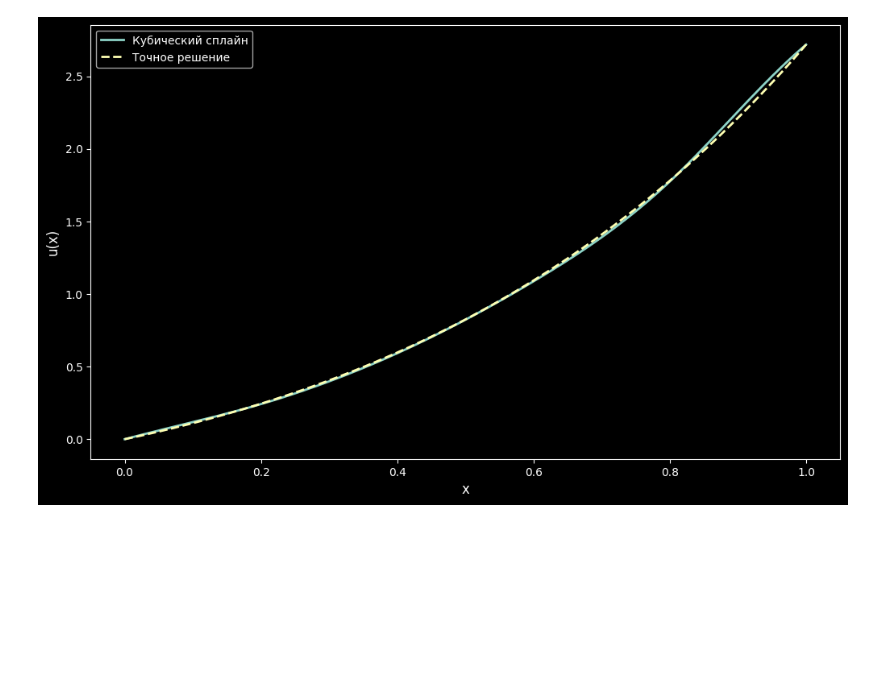
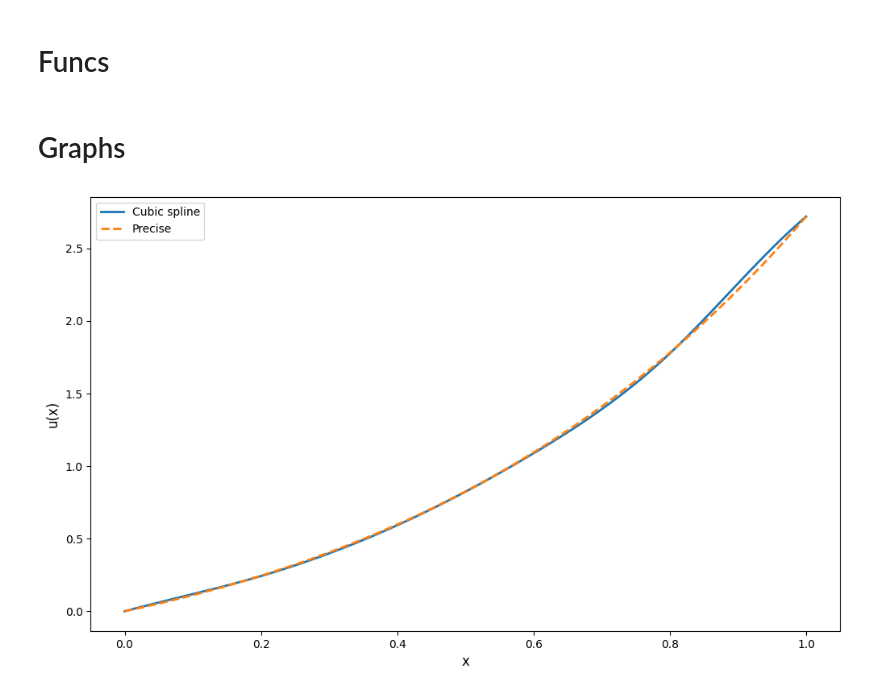
Before and after one commit to Jrol123/CalcMath, a Jupyter notebook: S6/lab5-9/lab7.ipynb, the cells around one changed output. Drawn from its saved outputs; the diff is of its cells as text; code cells hidden in the pictures; blank space fills up the shorter version.

```diff
--- a/S6/lab5-9/lab7.ipynb
+++ b/S6/lab5-9/lab7.ipynb
@@ -21,9 +27,16 @@ N = 5
 h = (b - a) / N
 x_nodes = np.linspace(a, b, N + 1)
 # %%
-def p(x): return -2
-def q(x): return -1
-def f(x): return -2 * x * np.exp(x)
+def p(x):
+    return -2
+
+
+def q(x):
+    return -1
+
+
+def f(x):
+    return -2 * x * np.exp(x)
 # %%
 A = np.zeros((N + 1, N + 1))
 rhs = np.zeros(N + 1)
@@ -59,6 +72,8 @@ B[N, N] = 1
 moments_rhs[N] = p(b) * u_prime_1 + q(b) * u_values[-1] + f(b)
 
 M = np.linalg.solve(B, moments_rhs)
+# %% [markdown]
+# Funcs
 # %%
 def compute_spline_coeffs(u_values, M, h):
     a = u_values[:-1]
@@ -77,21 +93,25 @@ def cubic_spline(x, x_nodes, a, b, c, d):
 
 def exact_solution(x):
     return x * np.exp(x)
+# %% [markdown]
+# Graphs
 # %%
 x_plot = np.linspace(a, b, 200)
-spline_values = [cubic_spline(x, x_nodes, a_coeff, b_coeff, c_coeff, d_coeff) for x in x_plot]
+spline_values = [
+    cubic_spline(x, x_nodes, a_coeff, b_coeff, c_coeff, d_coeff) for x in x_plot
+]
 exact_values = [exact_solution(x) for x in x_plot]
 
 plt.figure(figsize=(12, 7))
 
-plt.plot(x_plot, spline_values, label="Кубический сплайн", linewidth=2)
-plt.plot(x_plot, exact_values, '--', label="Точное решение", linewidth=2)
+plt.plot(x_plot, spline_values, label="Cubic spline", linewidth=2)
+plt.plot(x_plot, exact_values, "--", label="Precise", linewidth=2)
 
-plt.xlabel('x', fontsize=12)
-plt.ylabel('u(x)', fontsize=12)
+plt.xlabel("x", fontsize=12)
+plt.ylabel("u(x)", fontsize=12)
 
 plt.legend()
 
 plt.show()
 # %% [output]
-[figure, old version]
+[figure, new version]
```
Also changed, not shown: parts of 8 cells of this notebook, 3 other files.
